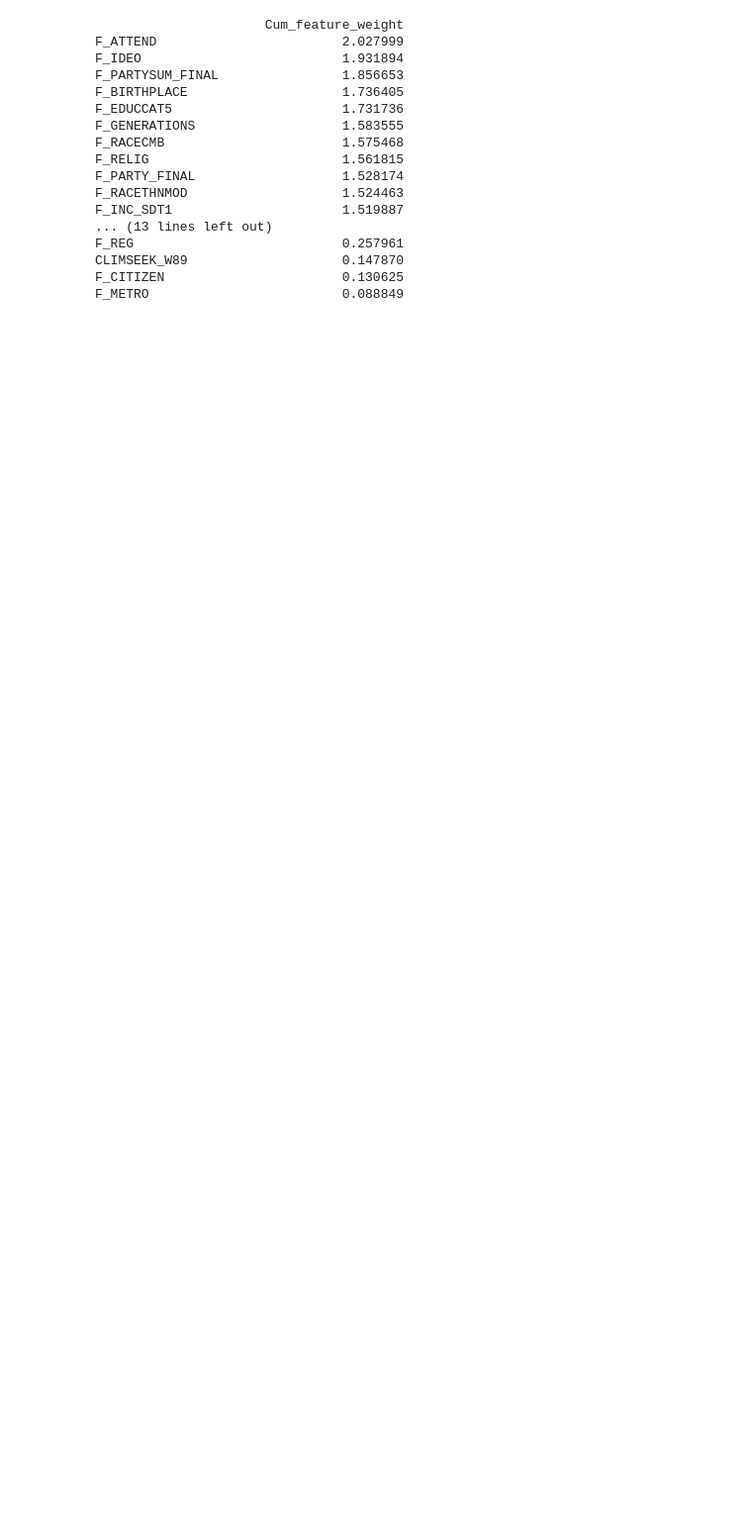
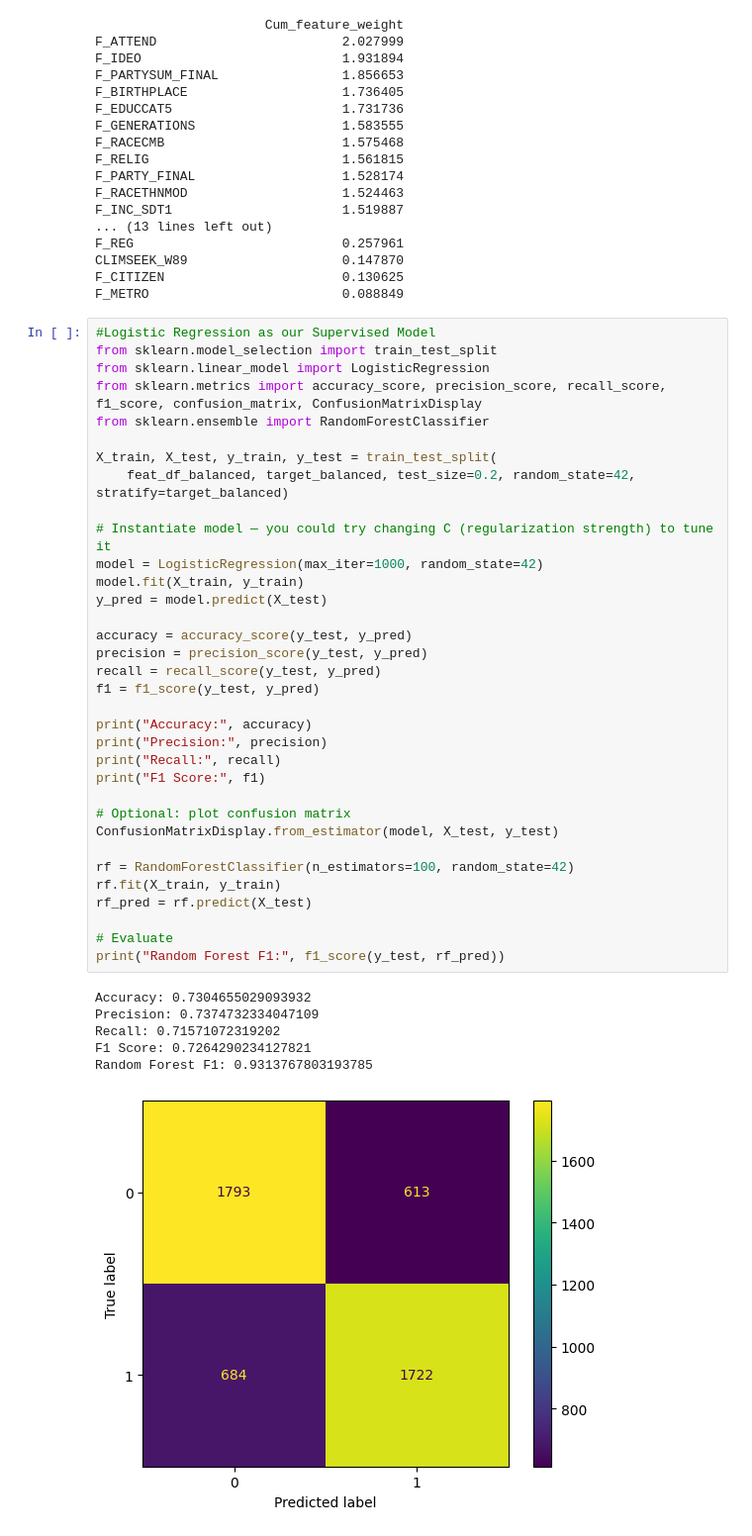
Before and after one commit to jocelynjiang1/ds3001-env-sm, a Jupyter notebook: final-project-src/eda.ipynb, the cells around one changed output. Shown at 99% size. Drawn from its saved outputs; the diff is of its cells as text; blank space fills up the shorter version.

Commit message:
worked on supervised component

```diff
--- a/final-project-src/eda.ipynb
+++ b/final-project-src/eda.ipynb
@@ -140,3 +140,44 @@ F_REG                           0.257961
 CLIMSEEK_W89                    0.147870
 F_CITIZEN                       0.130625
 F_METRO                         0.088849
+# %%
+#Logistic Regression as our Supervised Model
+from sklearn.model_selection import train_test_split
+from sklearn.linear_model import LogisticRegression
+from sklearn.metrics import accuracy_score, precision_score, recall_score, f1_score, confusion_matrix, ConfusionMatrixDisplay
+from sklearn.ensemble import RandomForestClassifier
+
+X_train, X_test, y_train, y_test = train_test_split(
+    feat_df_balanced, target_balanced, test_size=0.2, random_state=42, stratify=target_balanced)
+
+# Instantiate model — you could try changing C (regularization strength) to tune it
+model = LogisticRegression(max_iter=1000, random_state=42)
+model.fit(X_train, y_train)
+y_pred = model.predict(X_test)
+
+accuracy = accuracy_score(y_test, y_pred)
+precision = precision_score(y_test, y_pred)
+recall = recall_score(y_test, y_pred)
+f1 = f1_score(y_test, y_pred)
+
+print("Accuracy:", accuracy)
+print("Precision:", precision)
+print("Recall:", recall)
+print("F1 Score:", f1)
+
+# Optional: plot confusion matrix
+ConfusionMatrixDisplay.from_estimator(model, X_test, y_test)
+
+rf = RandomForestClassifier(n_estimators=100, random_state=42)
+rf.fit(X_train, y_train)
+rf_pred = rf.predict(X_test)
+
+# Evaluate
+print("Random Forest F1:", f1_score(y_test, rf_pred))
+# %% [output]
+Accuracy: 0.7304655029093932
+Precision: 0.7374732334047109
+Recall: 0.71571072319202
+F1 Score: 0.7264290234127821
+Random Forest F1: 0.9313767803193785
+[figure, added]
```
Also changed, not shown: parts of 1 cell of this notebook.
